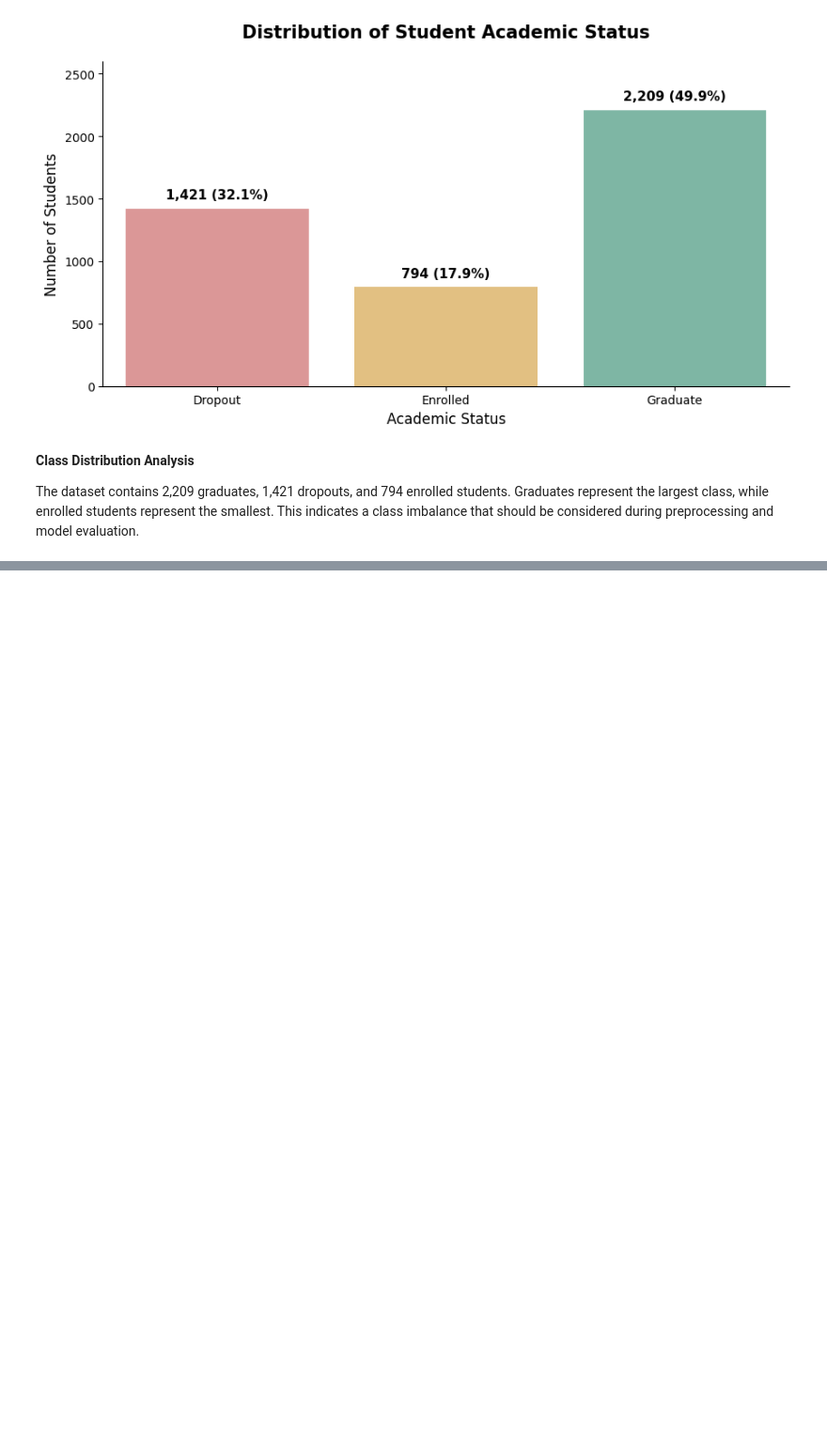
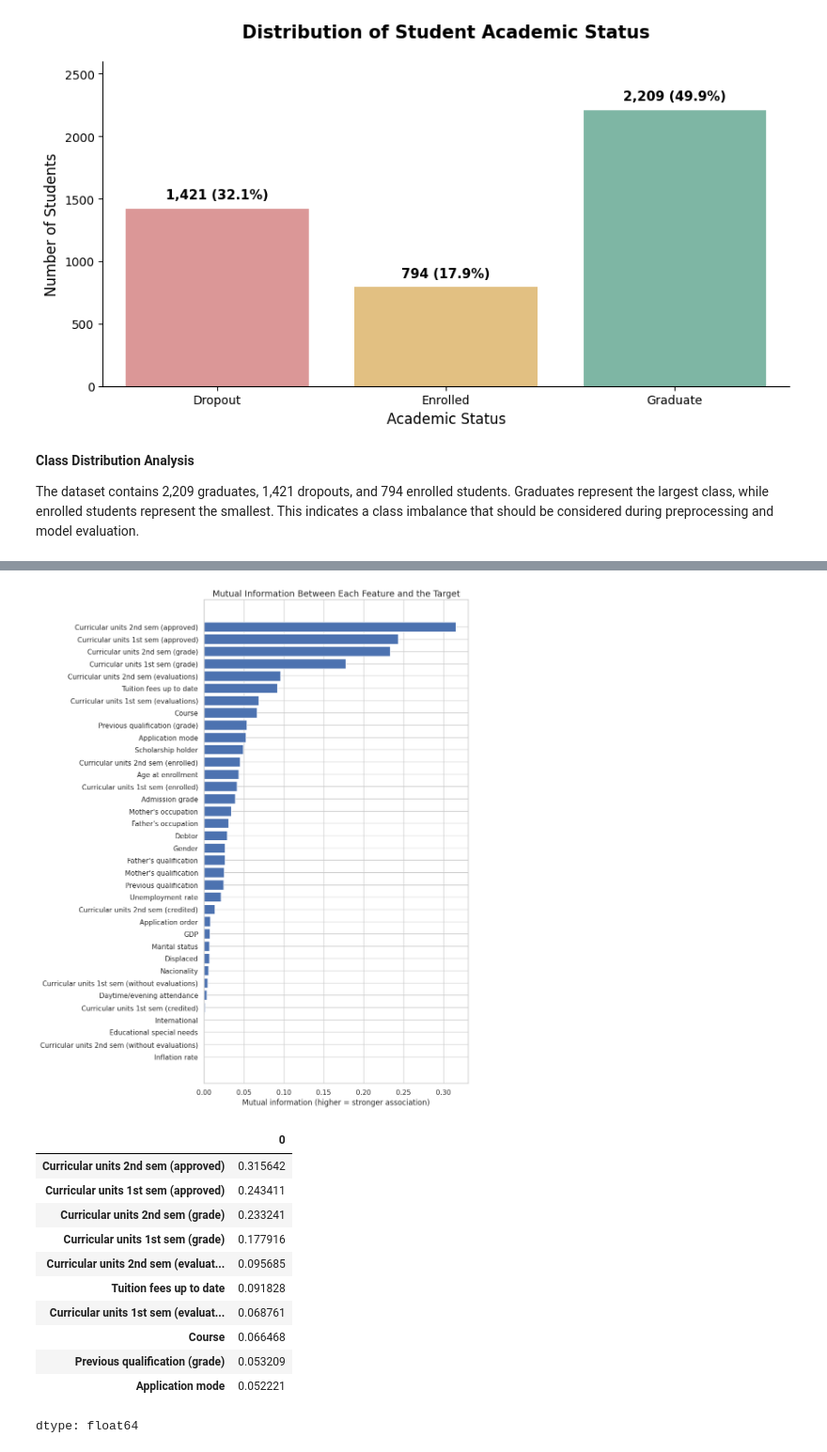
Before and after one commit to Aldanahth/SW485-Project-Group4, a Jupyter notebook: Phase1_Data_Exploration.ipynb, the cells around one changed output, grey strips where cells are left out. Shown at 94% size. Cells and saved outputs as stored; diff of their text form; code cells hidden in the pictures; blank space fills up the shorter version.

```diff
--- a/Phase1_Data_Exploration.ipynb
+++ b/Phase1_Data_Exploration.ipynb
@@ -191,0 +383,34 @@ The dataset contains 2,209 graduates, 1,421 dropouts, and 794 enrolled students.
+# %%
+from sklearn.feature_selection import mutual_info_classif
+
+X_mi = df.drop(columns=["Target", "Target_label"])
+y_mi = df["Target_label"]
+
+# Columns that are binary or categorical codes are treated as discrete
+discrete_mask = [col not in heatmap_features for col in X_mi.columns]
+
+mi = mutual_info_classif(X_mi, y_mi, discrete_features=discrete_mask, random_state=42)
+mi_scores = pd.Series(mi, index=X_mi.columns).sort_values()
+
+plt.figure(figsize=(10, 12))
+plt.barh(mi_scores.index, mi_scores.values, color="#4c72b0")
+plt.title("Mutual Information Between Each Feature and the Target", fontsize=14)
+plt.xlabel("Mutual information (higher = stronger association)")
+plt.tight_layout()
+plt.show()
+
+mi_scores.sort_values(ascending=False).head(10)
+# %% [output]
+[figure, added]
+|  | 0 |
+| Curricular units 2nd sem (approved) | 0.315642 |
+| Curricular units 1st sem (approved) | 0.243411 |
+| Curricular units 2nd sem (grade) | 0.233241 |
+| Curricular units 1st sem (grade) | 0.177916 |
+| Curricular units 2nd sem (evaluat... | 0.095685 |
+| Tuition fees up to date | 0.091828 |
+| Curricular units 1st sem (evaluat... | 0.068761 |
+| Course | 0.066468 |
+| Previous qualification (grade) | 0.053209 |
+| Application mode | 0.052221 |
+dtype: float64
```
Also changed, not shown: parts of 26 cells of this notebook.
